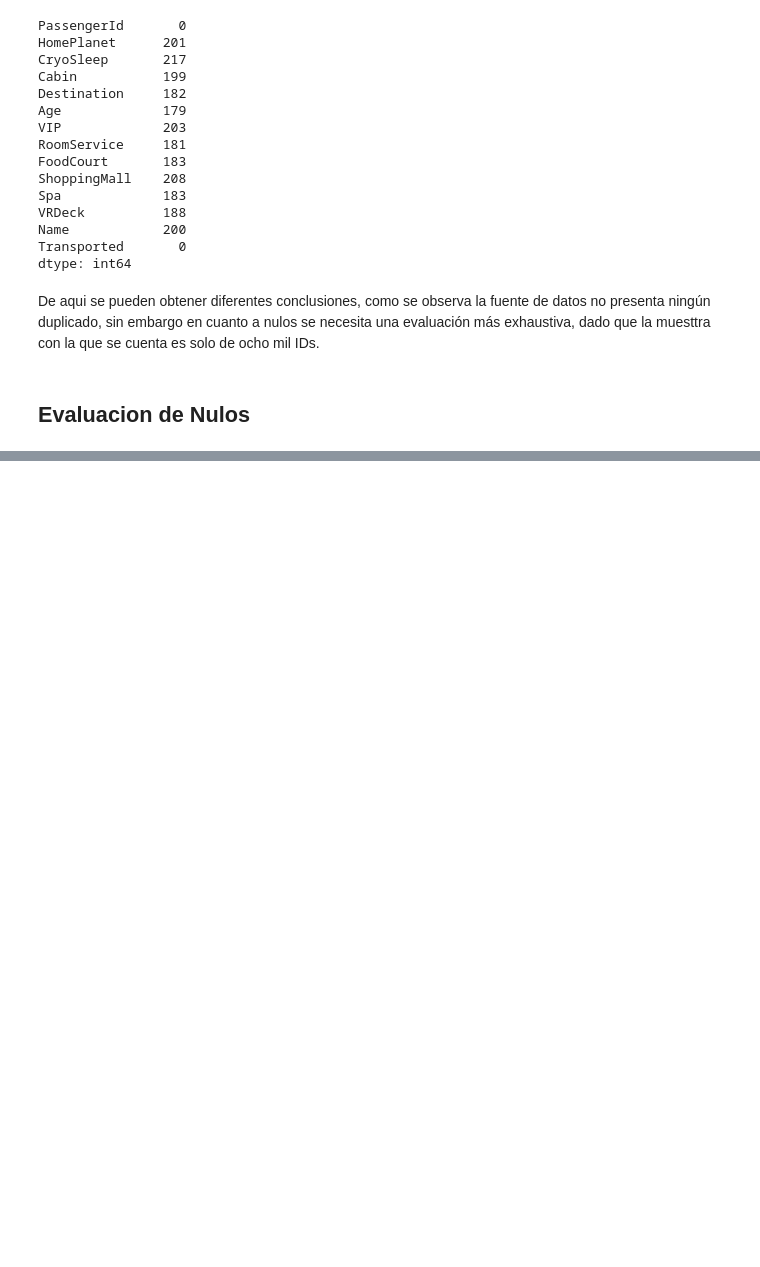
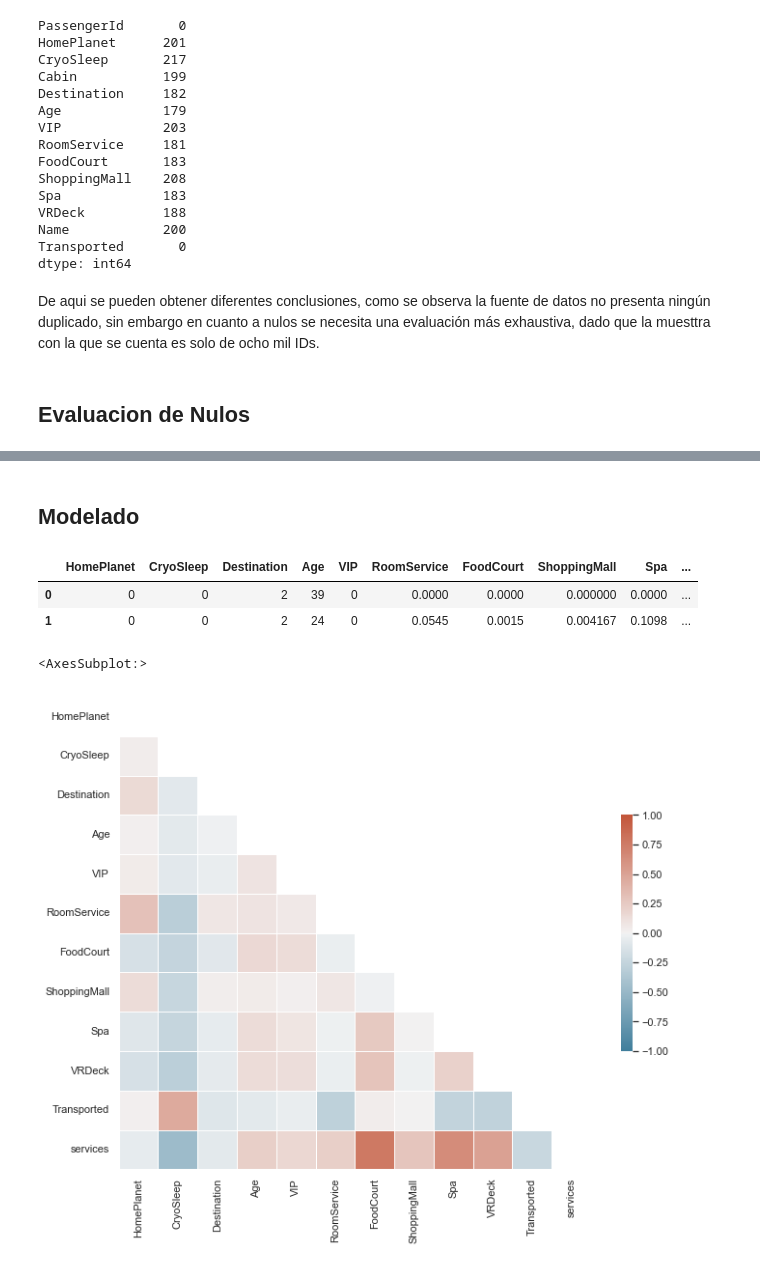
Before and after one commit to miguelangelmcgl/kaggle_competitions, a Jupyter notebook: Spaceship_Titanic/notebooks/Spaceship_Titanic_EGAH.ipynb, the cells around one changed output, grey strips where cells are left out. Saved outputs shown, nothing was run; the diff lists cells and outputs as text; code cells hidden in the pictures; blank space fills up the shorter version.

```diff
--- a/Spaceship_Titanic/notebooks/Spaceship_Titanic_EGAH.ipynb
+++ b/Spaceship_Titanic/notebooks/Spaceship_Titanic_EGAH.ipynb
@@ -108,0 +357,48 @@ for i in bill_Amount:
+# %%
+bill_Amount_2 = bill_Amount.copy()
+bill_Amount_2.append("services")
+# %%
+minMax_Scaler = MinMaxScaler()
+for i in bill_Amount_2:
+    df_2[i]=minMax_Scaler.fit_transform(np.array(df_2[i]).reshape(-1,1))
+# %%
+def L_Encod(df,col_names):
+    L_Encoder = LabelEncoder()
+    for i in col_names:
+        x = L_Encoder.fit_transform(np.array(df[i]))
+        df[i]=x
+    return df
+# %%
+cat_vars = [name for name,i in zip(df_2.columns,df_2.dtypes) if i in ["object","bool"]]
+df_3= L_Encod(df_2,cat_vars)
+# df_3 = df_3.drop(columns=["FoodCourt","Spa","VRDeck","HomePlanet","Destination"])
+# df_3 = df_3.drop(columns=["services"])
+# %% [markdown]
+## Modelado
+# %%
+df_3.head(2)
+# %% [output]
+|  | HomePlanet | CryoSleep | Destination | Age | VIP | RoomService | FoodCourt | ShoppingMall | Spa | ... |
+| 0 | 0 | 0 | 2 | 39 | 0 | 0.0000 | 0.0000 | 0.000000 | 0.0000 | ... |
+| 1 | 0 | 0 | 2 | 24 | 0 | 0.0545 | 0.0015 | 0.004167 | 0.1098 | ... |
+# %%
+sns.set_theme(style="white")
+
+# Compute the correlation matrix
+corr = df_3.corr()
+
+# Generate a mask for the upper triangle
+mask = np.triu(np.ones_like(corr, dtype=bool))
+
+# Set up the matplotlib figure
+f, ax = plt.subplots(figsize=(11, 9))
+
+# Generate a custom diverging colormap
+cmap = sns.diverging_palette(230, 20, as_cmap=True)
+
+# Draw the heatmap with the mask and correct aspect ratio
+sns.heatmap(corr, mask=mask, cmap=cmap, vmax=1, vmin=-1,center=0,
+            square=True, linewidths=.5, cbar_kws={"shrink": .5})
+# %% [output]
+<AxesSubplot:>
+[figure, added]
```
Also changed, not shown: parts of 45 cells of this notebook.
